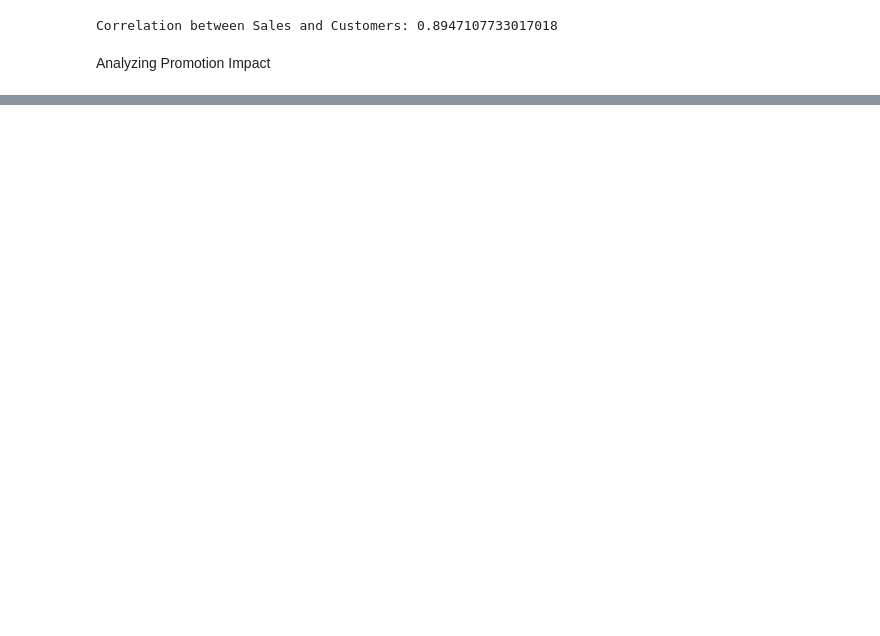
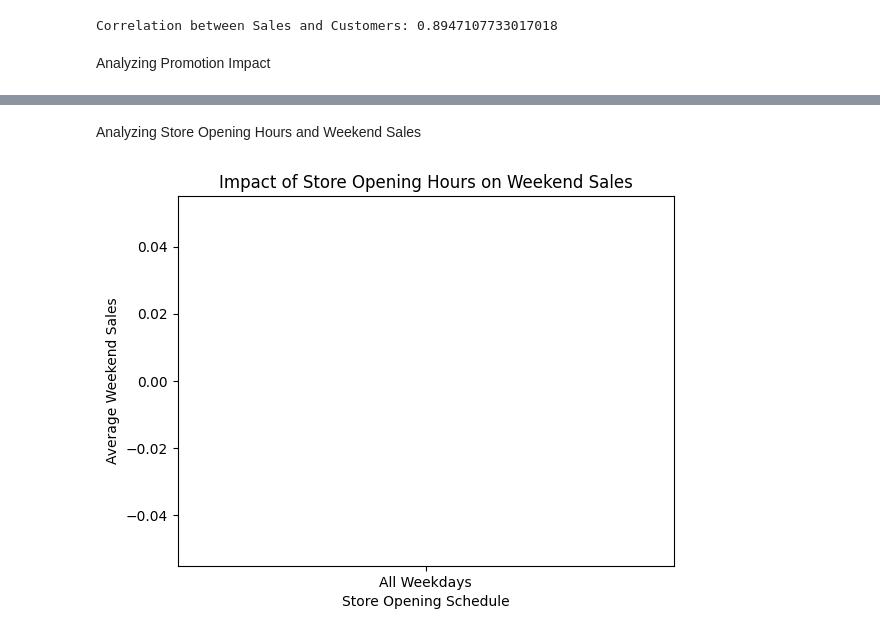
Before and after one commit to YonatanMoges/rossmann-sales-analysis, a Jupyter notebook: notebook/eda.ipynb, the cells around one changed output, grey strips where cells are left out. Cells and saved outputs as stored; diff of their text form; code cells hidden in the pictures; blank space fills up the shorter version.

Commit message:
Analysis of open hours and days

```diff
--- a/notebook/eda.ipynb
+++ b/notebook/eda.ipynb
@@ -74,0 +82,7 @@ eda.analyze_promo_impact(combined_data)
+# %% [markdown]
+Analyzing Store Opening Hours and Weekend Sales
+# %%
+# Call the function
+eda.analyze_store_opening_hours(combined_data)
+# %% [output]
+[figure, added]
```
Also changed, not shown: parts of 9 cells of this notebook, 1 other file.
